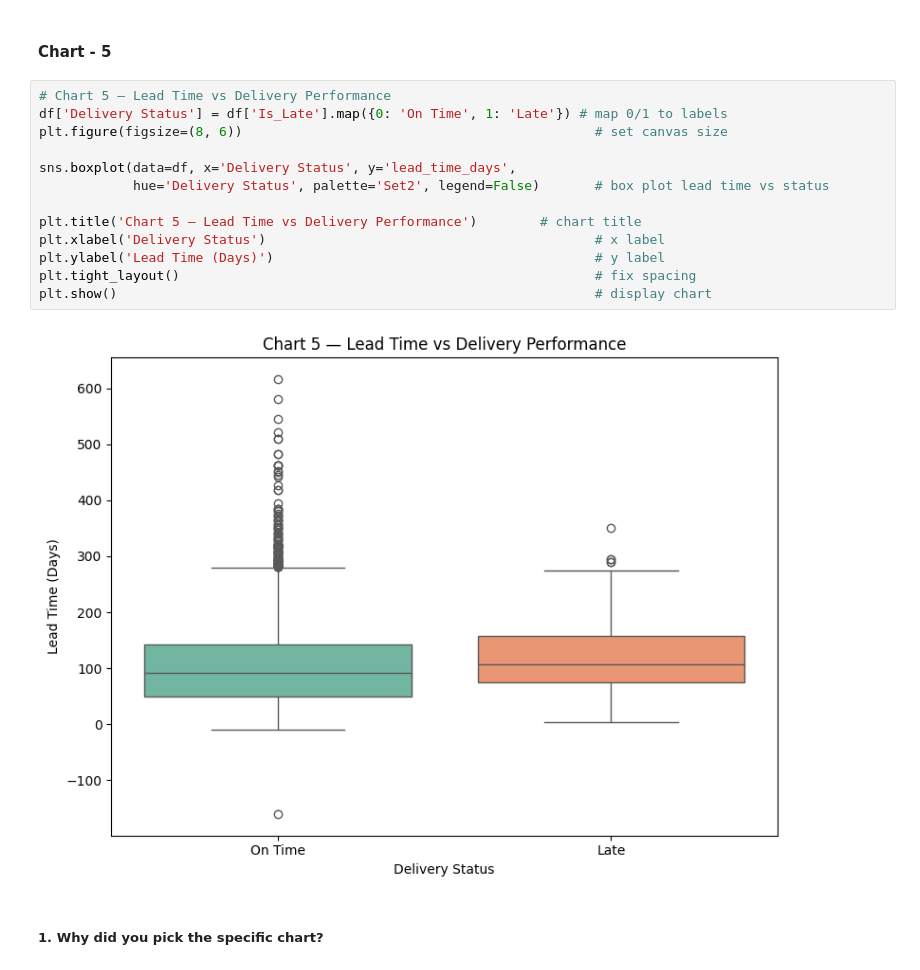
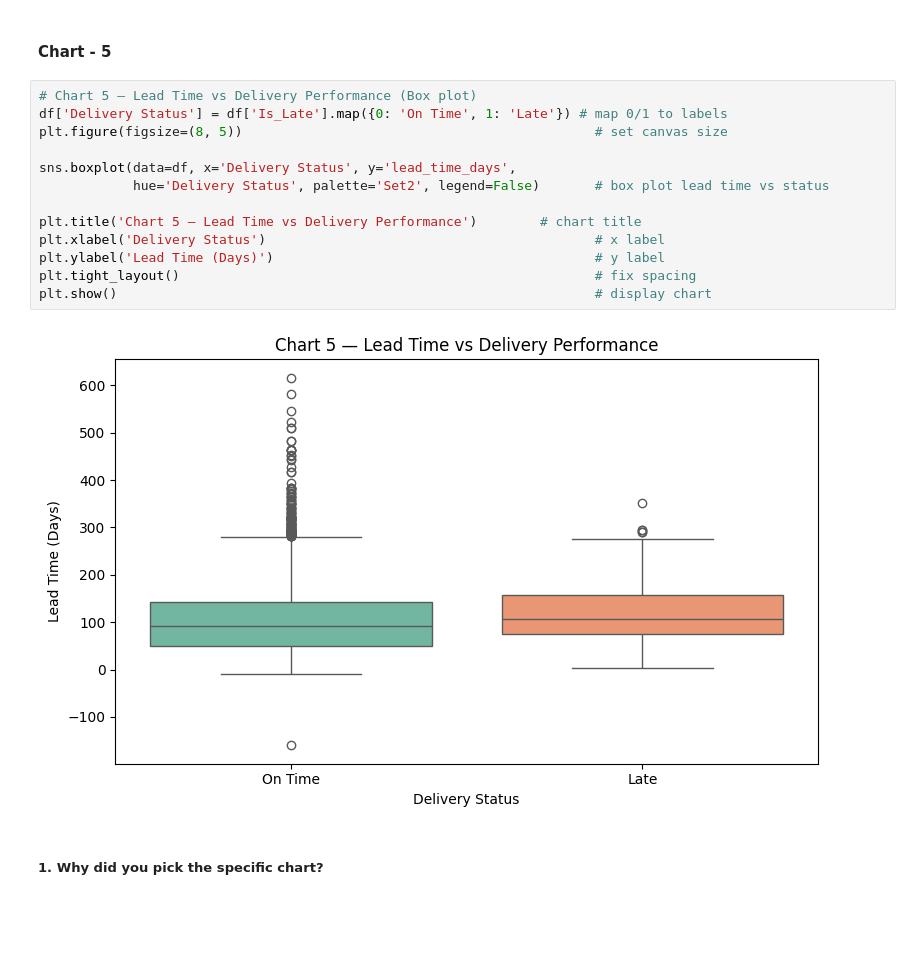
Before and after one commit to vivek-baviskar974/fedex-eda-capstone, a Jupyter notebook: FedEx_EDA_Capstone.ipynb, the cells around one changed output. Saved outputs shown, nothing was run; the diff lists cells and outputs as text; blank space fills up the shorter version.

```diff
--- a/FedEx_EDA_Capstone.ipynb
+++ b/FedEx_EDA_Capstone.ipynb
@@ -749,20 +751,20 @@ Truck and Ocean shipment modes have significantly higher delay rates — 16.1% a
 # %% [markdown]
 #### Chart - 5
 # %%
-# Chart 5 — Lead Time vs Delivery Performance
+# Chart 5 — Lead Time vs Delivery Performance (Box plot)
 df['Delivery Status'] = df['Is_Late'].map({0: 'On Time', 1: 'Late'}) # map 0/1 to labels
-plt.figure(figsize=(8, 6))                                             # set canvas size
+plt.figure(figsize=(8, 5))                                             # set canvas size
 
 sns.boxplot(data=df, x='Delivery Status', y='lead_time_days',
             hue='Delivery Status', palette='Set2', legend=False)       # box plot lead time vs status
 
 plt.title('Chart 5 — Lead Time vs Delivery Performance')        # chart title
 plt.xlabel('Delivery Status')                                          # x label
 plt.ylabel('Lead Time (Days)')                                         # y label
 plt.tight_layout()                                                     # fix spacing
 plt.show()                                                             # display chart
 # %% [output]
-[figure, old version]
+[figure, new version]
 # %% [markdown]
 ##### 1. Why did you pick the specific chart?
 # %% [markdown]
```
Also changed, not shown: parts of 32 cells of this notebook.
